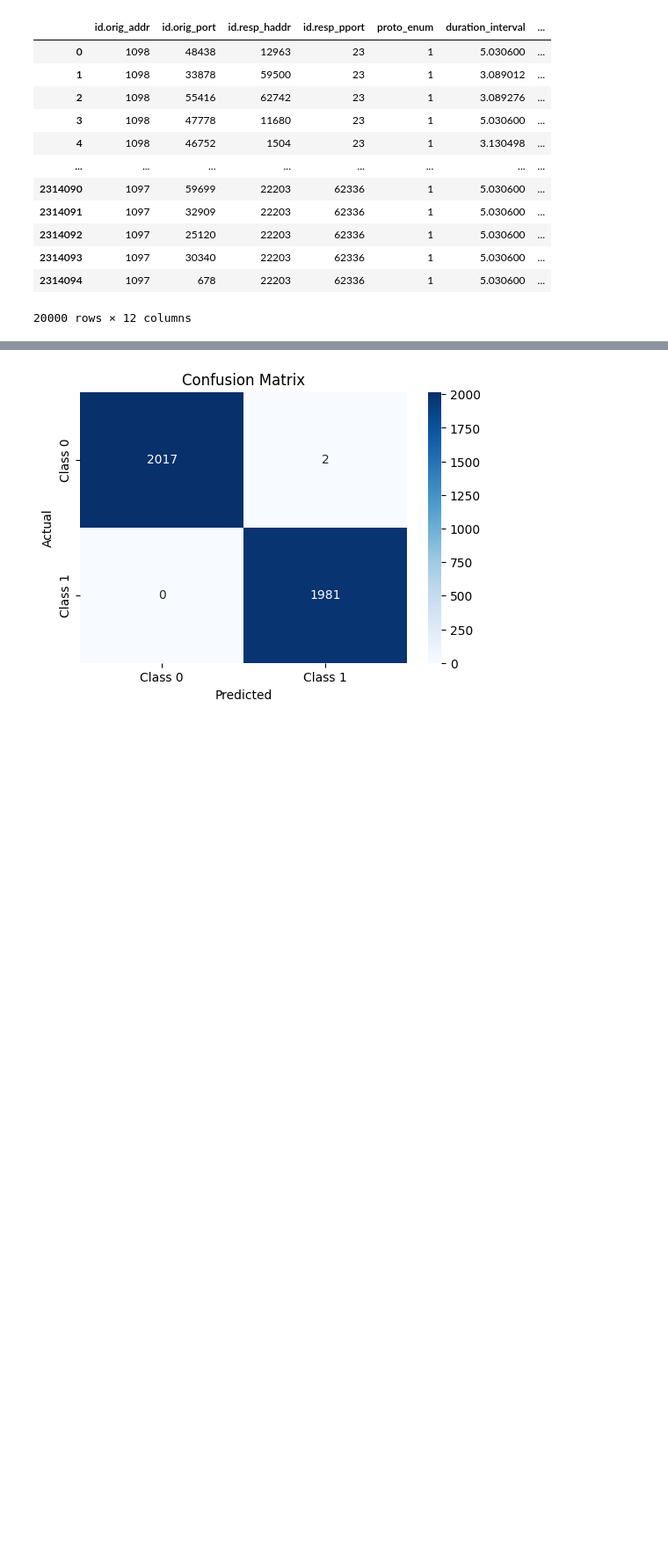
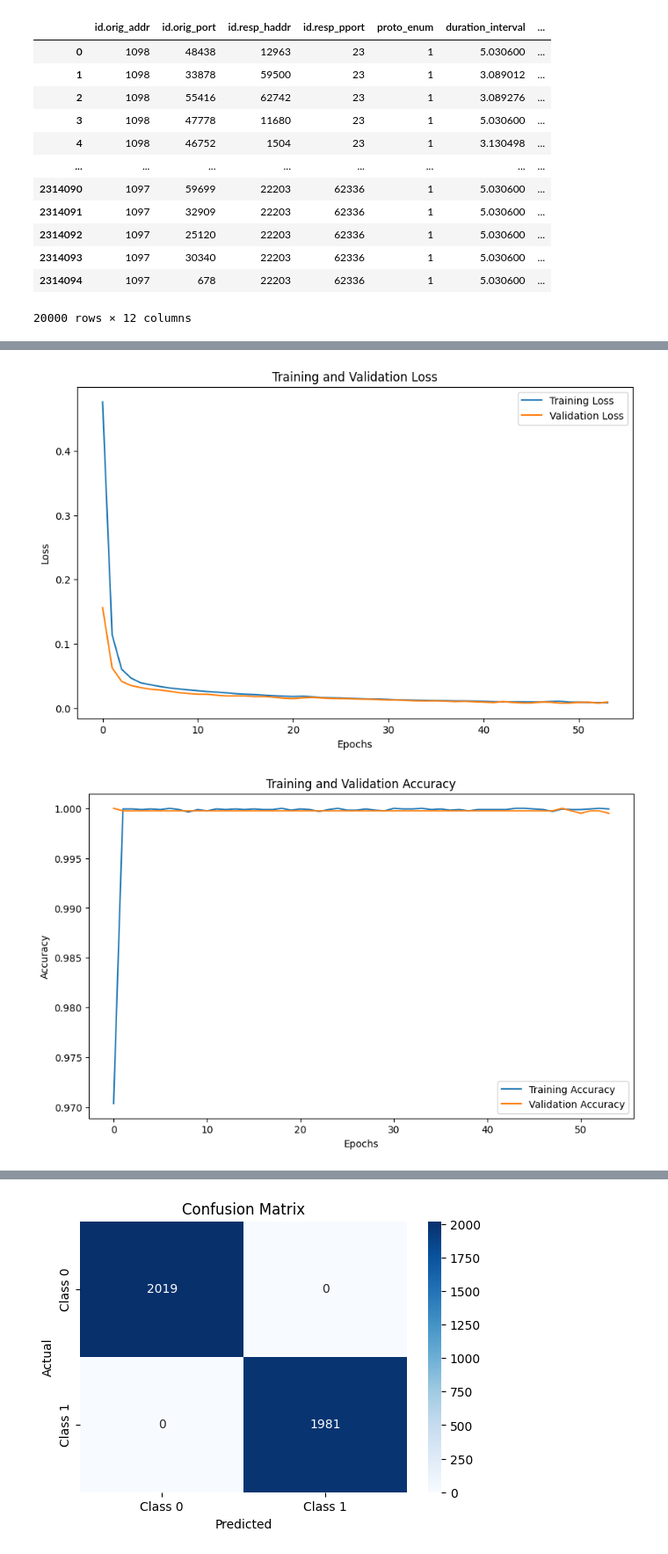
Before and after one commit to panayiotishad04/DDoS-Classification-Poisoning, a Jupyter notebook: nn_model.ipynb, the cells around one changed output, grey strips where cells are left out. Shown at 88% size. Cells and saved outputs as stored; diff of their text form; code cells hidden in the pictures; blank space fills up the shorter version.

Commit message:
NN model

```diff
--- a/nn_model.ipynb
+++ b/nn_model.ipynb
@@ -73,11 +76,17 @@ model = Sequential([
 model.compile(optimizer='adam',
               loss='binary_crossentropy',
               metrics=['accuracy'])
+# %%
+# Add early stopping to prevent overfitting
+early_stopping = EarlyStopping(monitor='val_loss', patience=5, restore_best_weights=True)
 # %%
 # Train the model
-history = model.fit(X_train, y_train,
-                    validation_data=(X_test, y_test),
-                    epochs=20,
-                    batch_size=32,
-                    verbose=1)
+history = model.fit(
+    X_train, y_train,
+    validation_data=(X_test, y_test),
+    epochs=100,  # Increase the number of epochs since early stopping is applied
+    batch_size=64,
+    callbacks=[early_stopping],  # Stop training when validation loss stops improving
+    verbose=1
+)
 # %% [output]
@@ -123,3 +119,28 @@ Test Accuracy: 0.9994999766349792
+# %%
+import matplotlib.pyplot as plt
+
+# Plot Training and Validation Loss
+plt.figure(figsize=(10, 6))
+plt.plot(history.history['loss'], label='Training Loss')
+plt.plot(history.history['val_loss'], label='Validation Loss')
+plt.title('Training and Validation Loss')
+plt.xlabel('Epochs')
+plt.ylabel('Loss')
+plt.legend()
+plt.show()
+
+# Plot Training and Validation Accuracy
+plt.figure(figsize=(10, 6))
+plt.plot(history.history['accuracy'], label='Training Accuracy')
+plt.plot(history.history['val_accuracy'], label='Validation Accuracy')
+plt.title('Training and Validation Accuracy')
+plt.xlabel('Epochs')
+plt.ylabel('Accuracy')
+plt.legend()
+plt.show()
+# %% [output]
+[figure, added]
+[figure, added]
 # %%
 # Predict on the test set
 y_pred = (model.predict(X_test) > 0.5).astype(int)  # Threshold of 0.5 for binary classification
```
Also changed, not shown: parts of 6 cells of this notebook.
